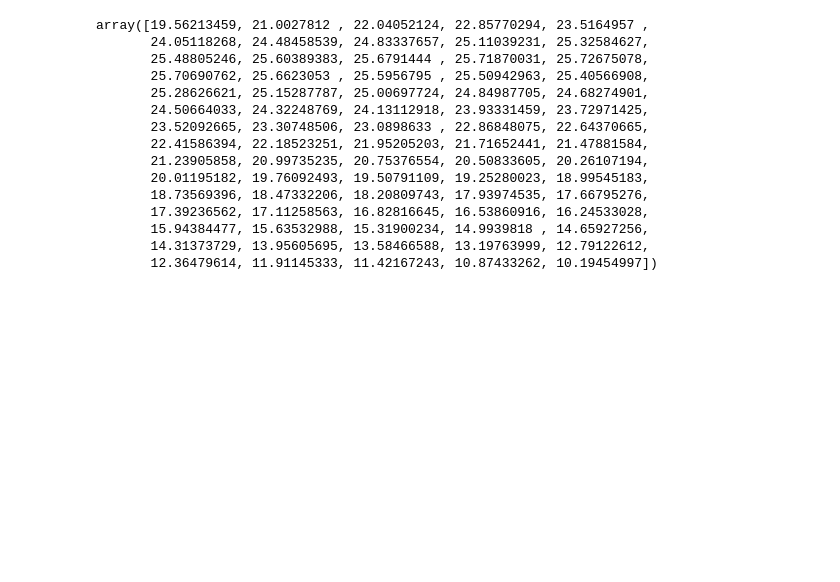
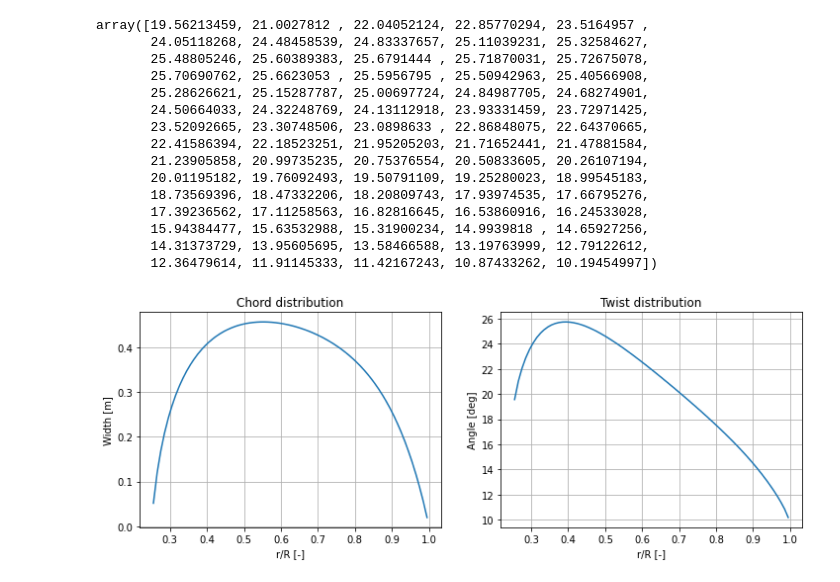
Before and after one commit to olafnekeman/rotor_wake_aerodynamics, a Jupyter notebook: BEM_alt_opt_prop 2.ipynb, the cells around one changed output. Drawn from its saved outputs; the diff is of its cells as text; code cells hidden in the pictures; blank space fills up the shorter version.

```diff
--- a/BEM_alt_opt_prop 2.ipynb
+++ b/BEM_alt_opt_prop 2.ipynb
@@ -441,3 +441,21 @@ array([19.56213459, 21.0027812 , 22.04052124, 22.85770294, 23.5164957 ,
        15.94384477, 15.63532988, 15.31900234, 14.9939818 , 14.65927256,
        14.31373729, 13.95605695, 13.58466588, 13.19763999, 12.79122612,
        12.36479614, 11.91145333, 11.42167243, 10.87433262, 10.19454997])
+# %%
+fig, (ax1, ax2) = plt.subplots(1,2, figsize=(12,4))
+ax1.set_title('Chord distribution')
+ax1.grid(True)
+ax1.plot(centroids,-opt_c_dist)
+ax1.set_xlabel('r/R [-]')
+ax1.set_ylabel('Width [m]')
+
+
+ax2.grid(True)
+ax2.set_title('Twist distribution')
+ax2.plot(centroids,twist_dist)
+ax2.set_xlabel('r/R [-]')
+ax2.set_ylabel('Angle [deg]')
+
+fig.savefig('prop_chord_twist.png')
+# %% [output]
+[figure, added]
```
Also changed, not shown: 5 other files.
